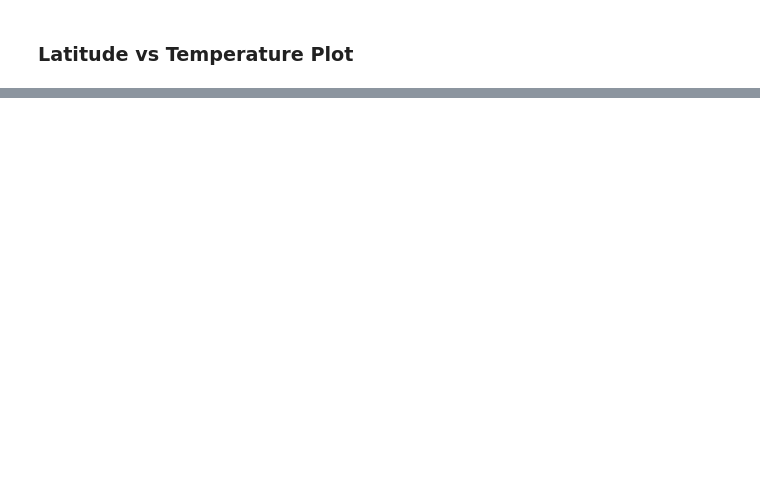
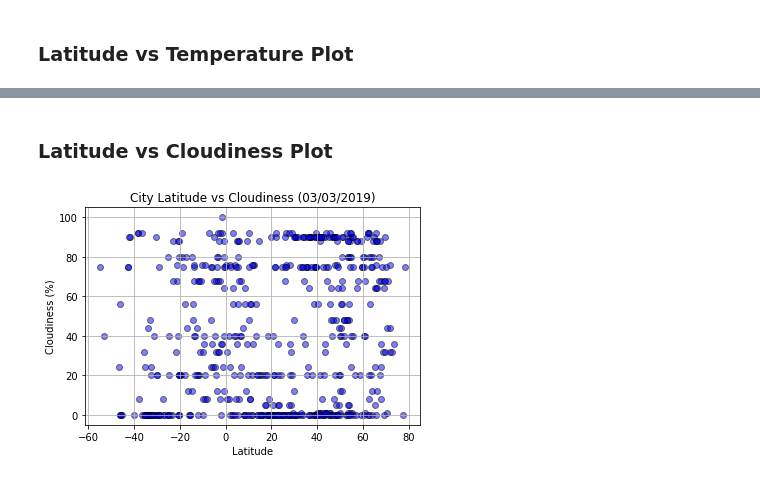
Before and after one commit to AshleyMcGee/api_homework, a Jupyter notebook: weatherpy_homework.ipynb, the cells around one changed output, grey strips where cells are left out. Saved outputs shown, nothing was run; the diff lists cells and outputs as text; code cells hidden in the pictures; blank space fills up the shorter version.

```diff
--- a/weatherpy_homework.ipynb
+++ b/weatherpy_homework.ipynb
@@ -182,0 +201,14 @@ TypeError: 'str' object is not callable
+# %% [markdown]
+<h3>Latitude vs Cloudiness Plot</h3>
+# %%
+lat_clouds_data = weather_df.groupby('city').mean()
+x_axis_clouds = lat_clouds_data['latitude']
+y_axis_clouds = lat_clouds_data['cloudiness']
+plt.scatter(x_axis_clouds, y_axis_clouds, color='blue', edgecolor="black", alpha=0.5)
+plt.xlabel("Latitude")
+plt.ylabel("Cloudiness (%)")
+plt.title("City Latitude vs Cloudiness (03/03/2019)")
+plt.grid()
+plt.show()
+# %% [output]
+[figure, added]
```
Also changed, not shown: parts of 16 cells of this notebook.
